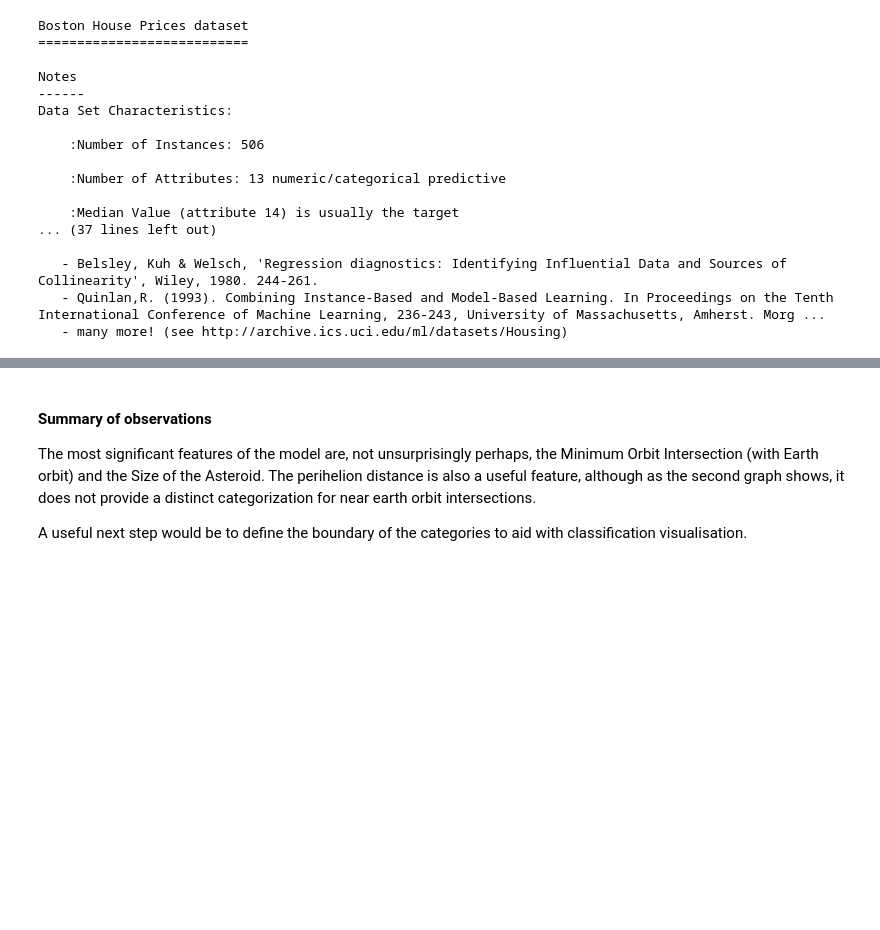
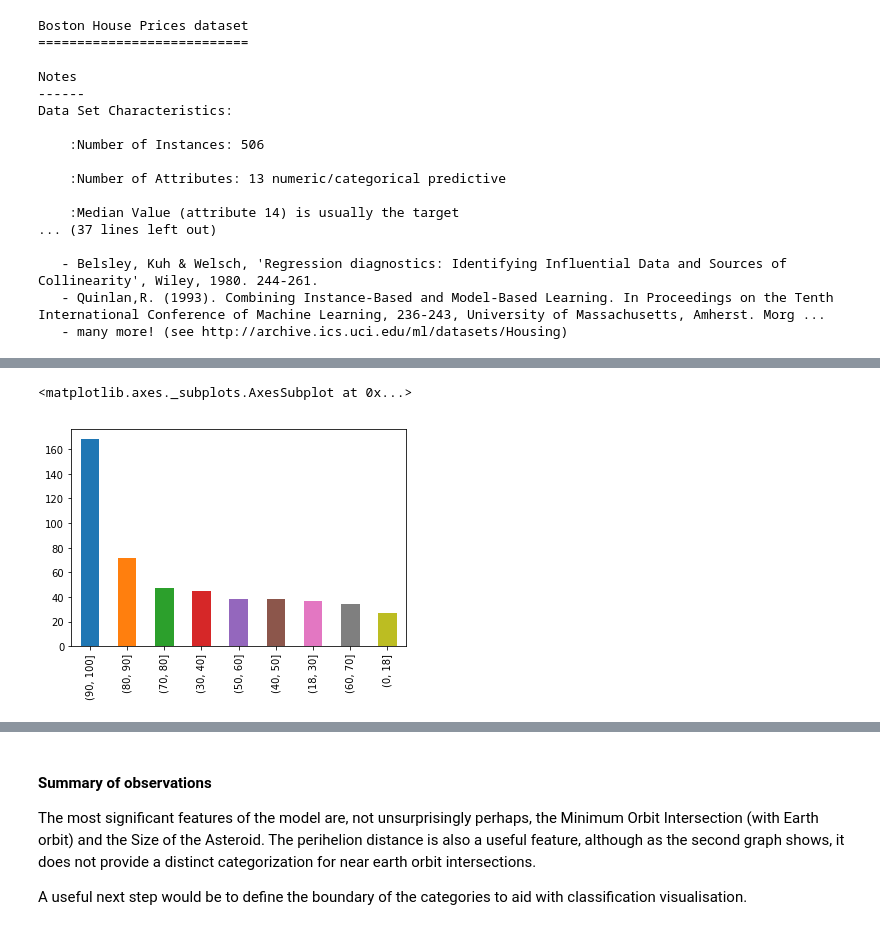
Before and after one commit to vipulpopat/MSCAI_CE4021_Project, a Jupyter notebook: SGD Regression.ipynb, the cells around one changed output, grey strips where cells are left out. Saved outputs shown, nothing was run; the diff lists cells and outputs as text; code cells hidden in the pictures; blank space fills up the shorter version.

```diff
--- a/SGD Regression.ipynb
+++ b/SGD Regression.ipynb
@@ -140,0 +122,9 @@ feature importances [0.01897851 0.02243852 0.06055674 0.14705464 0.07736621 0.00
+# %%
+#Put age into categories
+age_categories = np.array([0,18,30,40,50,60,70,80,90,100])
+boston_df_age1 = pd.DataFrame(pd.cut(boston_df_reduced['AGE'],age_categories))
+boston_df_age1.head()
+boston_df_age1['AGE'].value_counts().plot(kind='bar')
+# %% [output]
+<matplotlib.axes._subplots.AxesSubplot at 0x...>
+[figure, added]
```
Also changed, not shown: parts of 14 cells of this notebook.
